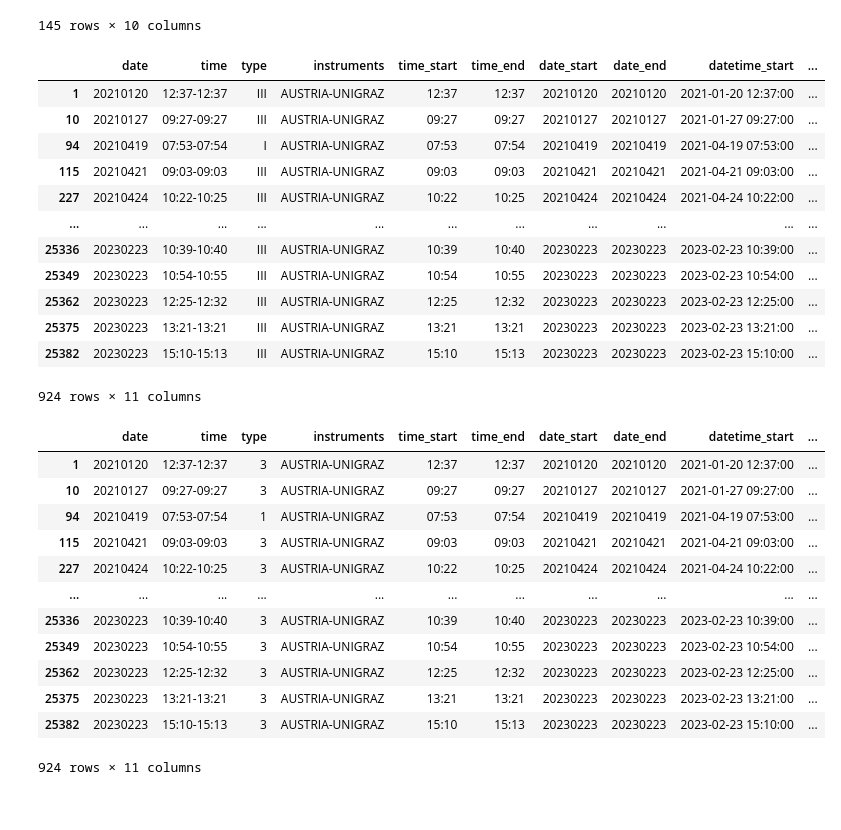
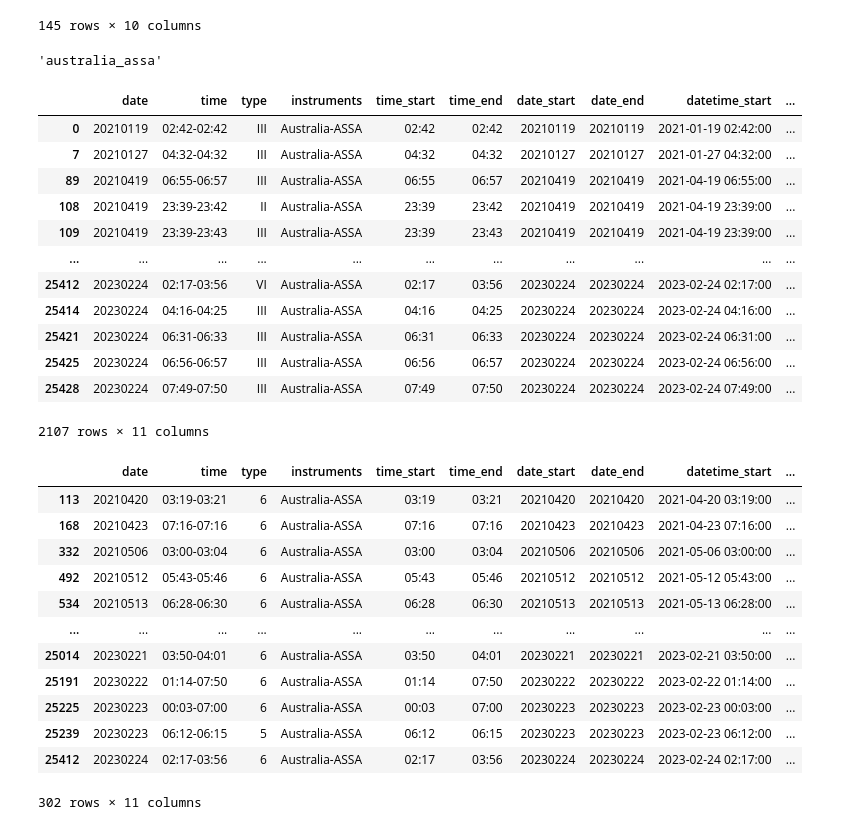
Before and after one commit to i4Ds/Radio-sunburst-labelcreation, a Jupyter notebook: burst_list_creation.ipynb, the cells around one changed output. Drawn from its saved outputs; the diff is of its cells as text; code cells hidden in the pictures.

```diff
--- a/burst_list_creation.ipynb
+++ b/burst_list_creation.ipynb
@@ -177,42 +177,46 @@ burst_list[burst_list['instruments'].isna()]
 145 rows × 10 columns
 # %%
 burst_list = burst_list.dropna(subset=['instruments'])
+# %%
+extract_instrument_name('Australia-ASSA')
+# %% [output]
+'australia_assa'
 # %%
 burst_list['database_instrument_name'] = burst_list['instruments'].apply(lambda x: extract_instrument_name(x))
 # %%
-burst_list[burst_list.instruments.str.contains('UNIGRAZ')]
+burst_list[burst_list.instruments.str.contains('Australia-ASSA')]
 # %% [output]
 |  | date | time | type | instruments | time_start | time_end | date_start | date_end | datetime_start | ... |
-| 1 | 20210120 | 12:37-12:37 | III | AUSTRIA-UNIGRAZ | 12:37 | 12:37 | 20210120 | 20210120 | 2021-01-20 12:37:00 | ... |
-| 10 | 20210127 | 09:27-09:27 | III | AUSTRIA-UNIGRAZ | 09:27 | 09:27 | 20210127 | 20210127 | 2021-01-27 09:27:00 | ... |
-| 94 | 20210419 | 07:53-07:54 | I | AUSTRIA-UNIGRAZ | 07:53 | 07:54 | 20210419 | 20210419 | 2021-04-19 07:53:00 | ... |
-| 115 | 20210421 | 09:03-09:03 | III | AUSTRIA-UNIGRAZ | 09:03 | 09:03 | 20210421 | 20210421 | 2021-04-21 09:03:00 | ... |
-| 227 | 20210424 | 10:22-10:25 | III | AUSTRIA-UNIGRAZ | 10:22 | 10:25 | 20210424 | 20210424 | 2021-04-24 10:22:00 | ... |
+| 0 | 20210119 | 02:42-02:42 | III | Australia-ASSA | 02:42 | 02:42 | 20210119 | 20210119 | 2021-01-19 02:42:00 | ... |
+| 7 | 20210127 | 04:32-04:32 | III | Australia-ASSA | 04:32 | 04:32 | 20210127 | 20210127 | 2021-01-27 04:32:00 | ... |
+| 89 | 20210419 | 06:55-06:57 | III | Australia-ASSA | 06:55 | 06:57 | 20210419 | 20210419 | 2021-04-19 06:55:00 | ... |
+| 108 | 20210419 | 23:39-23:42 | II | Australia-ASSA | 23:39 | 23:42 | 20210419 | 20210419 | 2021-04-19 23:39:00 | ... |
+| 109 | 20210419 | 23:39-23:43 | III | Australia-ASSA | 23:39 | 23:43 | 20210419 | 20210419 | 2021-04-19 23:39:00 | ... |
 | ... | ... | ... | ... | ... | ... | ... | ... | ... | ... | ... |
-| 25336 | 20230223 | 10:39-10:40 | III | AUSTRIA-UNIGRAZ | 10:39 | 10:40 | 20230223 | 20230223 | 2023-02-23 10:39:00 | ... |
-| 25349 | 20230223 | 10:54-10:55 | III | AUSTRIA-UNIGRAZ | 10:54 | 10:55 | 20230223 | 20230223 | 2023-02-23 10:54:00 | ... |
-| 25362 | 20230223 | 12:25-12:32 | III | AUSTRIA-UNIGRAZ | 12:25 | 12:32 | 20230223 | 20230223 | 2023-02-23 12:25:00 | ... |
-| 25375 | 20230223 | 13:21-13:21 | III | AUSTRIA-UNIGRAZ | 13:21 | 13:21 | 20230223 | 20230223 | 2023-02-23 13:21:00 | ... |
-| 25382 | 20230223 | 15:10-15:13 | III | AUSTRIA-UNIGRAZ | 15:10 | 15:13 | 20230223 | 20230223 | 2023-02-23 15:10:00 | ... |
+| 25412 | 20230224 | 02:17-03:56 | VI | Australia-ASSA | 02:17 | 03:56 | 20230224 | 20230224 | 2023-02-24 02:17:00 | ... |
+| 25414 | 20230224 | 04:16-04:25 | III | Australia-ASSA | 04:16 | 04:25 | 20230224 | 20230224 | 2023-02-24 04:16:00 | ... |
+| 25421 | 20230224 | 06:31-06:33 | III | Australia-ASSA | 06:31 | 06:33 | 20230224 | 20230224 | 2023-02-24 06:31:00 | ... |
+| 25425 | 20230224 | 06:56-06:57 | III | Australia-ASSA | 06:56 | 06:57 | 20230224 | 20230224 | 2023-02-24 06:56:00 | ... |
+| 25428 | 20230224 | 07:49-07:50 | III | Australia-ASSA | 07:49 | 07:50 | 20230224 | 20230224 | 2023-02-24 07:49:00 | ... |
-924 rows × 11 columns
+2107 rows × 11 columns
 # %%
 burst_list['type'] = burst_list['type'].replace({'I': 1, 'II': 2, 'III': 3, 'IV': 4, 'V': 5, 'VI': 6}).astype(int)
 # %%
-burst_list[burst_list.instruments.str.contains('UNIGRAZ')]
+burst_list[burst_list.instruments.str.contains('Australia-ASSA') & burst_list.type.isin([5, 6])]
 # %% [output]
 |  | date | time | type | instruments | time_start | time_end | date_start | date_end | datetime_start | ... |
-| 1 | 20210120 | 12:37-12:37 | 3 | AUSTRIA-UNIGRAZ | 12:37 | 12:37 | 20210120 | 20210120 | 2021-01-20 12:37:00 | ... |
-| 10 | 20210127 | 09:27-09:27 | 3 | AUSTRIA-UNIGRAZ | 09:27 | 09:27 | 20210127 | 20210127 | 2021-01-27 09:27:00 | ... |
-| 94 | 20210419 | 07:53-07:54 | 1 | AUSTRIA-UNIGRAZ | 07:53 | 07:54 | 20210419 | 20210419 | 2021-04-19 07:53:00 | ... |
-| 115 | 20210421 | 09:03-09:03 | 3 | AUSTRIA-UNIGRAZ | 09:03 | 09:03 | 20210421 | 20210421 | 2021-04-21 09:03:00 | ... |
-| 227 | 20210424 | 10:22-10:25 | 3 | AUSTRIA-UNIGRAZ | 10:22 | 10:25 | 20210424 | 20210424 | 2021-04-24 10:22:00 | ... |
+| 113 | 20210420 | 03:19-03:21 | 6 | Australia-ASSA | 03:19 | 03:21 | 20210420 | 20210420 | 2021-04-20 03:19:00 | ... |
+| 168 | 20210423 | 07:16-07:16 | 6 | Australia-ASSA | 07:16 | 07:16 | 20210423 | 20210423 | 2021-04-23 07:16:00 | ... |
+| 332 | 20210506 | 03:00-03:04 | 6 | Australia-ASSA | 03:00 | 03:04 | 20210506 | 20210506 | 2021-05-06 03:00:00 | ... |
+| 492 | 20210512 | 05:43-05:46 | 6 | Australia-ASSA | 05:43 | 05:46 | 20210512 | 20210512 | 2021-05-12 05:43:00 | ... |
+| 534 | 20210513 | 06:28-06:30 | 6 | Australia-ASSA | 06:28 | 06:30 | 20210513 | 20210513 | 2021-05-13 06:28:00 | ... |
 | ... | ... | ... | ... | ... | ... | ... | ... | ... | ... | ... |
-| 25336 | 20230223 | 10:39-10:40 | 3 | AUSTRIA-UNIGRAZ | 10:39 | 10:40 | 20230223 | 20230223 | 2023-02-23 10:39:00 | ... |
-| 25349 | 20230223 | 10:54-10:55 | 3 | AUSTRIA-UNIGRAZ | 10:54 | 10:55 | 20230223 | 20230223 | 2023-02-23 10:54:00 | ... |
-| 25362 | 20230223 | 12:25-12:32 | 3 | AUSTRIA-UNIGRAZ | 12:25 | 12:32 | 20230223 | 20230223 | 2023-02-23 12:25:00 | ... |
-| 25375 | 20230223 | 13:21-13:21 | 3 | AUSTRIA-UNIGRAZ | 13:21 | 13:21 | 20230223 | 20230223 | 2023-02-23 13:21:00 | ... |
-| 25382 | 20230223 | 15:10-15:13 | 3 | AUSTRIA-UNIGRAZ | 15:10 | 15:13 | 20230223 | 20230223 | 2023-02-23 15:10:00 | ... |
+| 25014 | 20230221 | 03:50-04:01 | 6 | Australia-ASSA | 03:50 | 04:01 | 20230221 | 20230221 | 2023-02-21 03:50:00 | ... |
+| 25191 | 20230222 | 01:14-07:50 | 6 | Australia-ASSA | 01:14 | 07:50 | 20230222 | 20230222 | 2023-02-22 01:14:00 | ... |
+| 25225 | 20230223 | 00:03-07:00 | 6 | Australia-ASSA | 00:03 | 07:00 | 20230223 | 20230223 | 2023-02-23 00:03:00 | ... |
+| 25239 | 20230223 | 06:12-06:15 | 5 | Australia-ASSA | 06:12 | 06:15 | 20230223 | 20230223 | 2023-02-23 06:12:00 | ... |
+| 25412 | 20230224 | 02:17-03:56 | 6 | Australia-ASSA | 02:17 | 03:56 | 20230224 | 20230224 | 2023-02-24 02:17:00 | ... |
-924 rows × 11 columns
+302 rows × 11 columns
 # %%
 burst_list.to_excel('burst_list.xlsx', index=False)
 # %%
```
Also changed, not shown: parts of 4 cells of this notebook, 16 other files.
